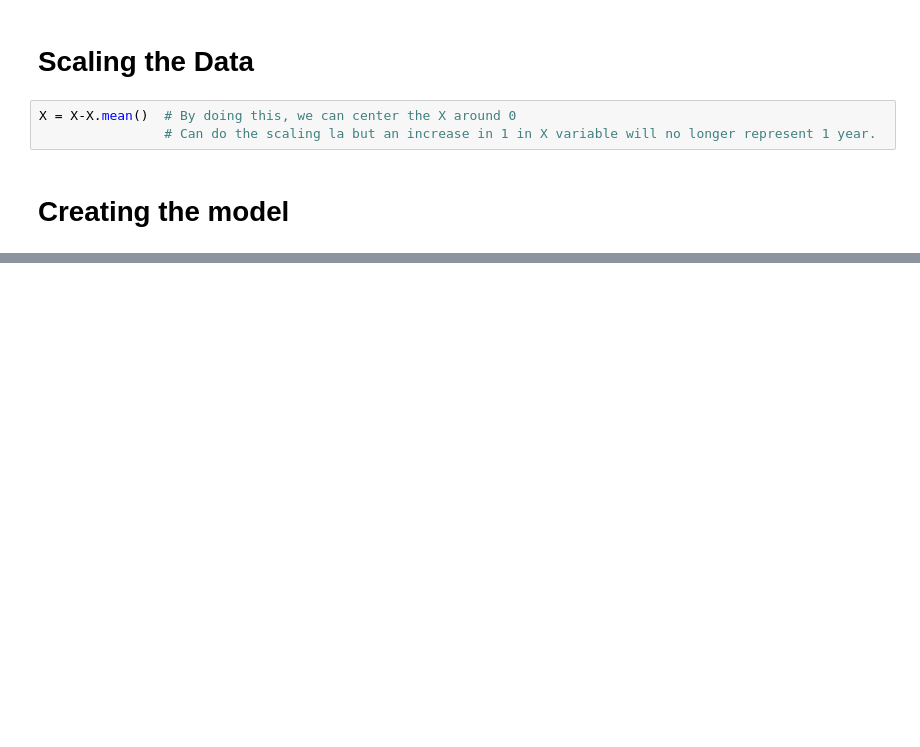
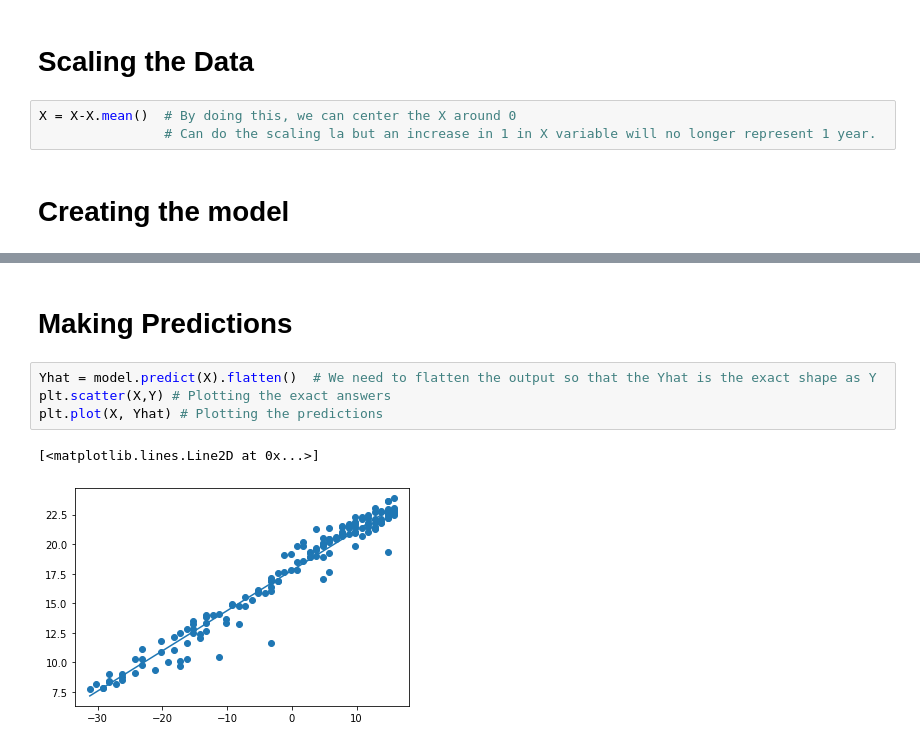
Before and after one commit to tytyty93/LazyProgrammer, a Jupyter notebook: LP_Linear_regression.ipynb, the cells around one changed output, grey strips where cells are left out. Saved outputs shown, nothing was run; the diff lists cells and outputs as text; blank space fills up the shorter version.

```diff
--- a/LP_Linear_regression.ipynb
+++ b/LP_Linear_regression.ipynb
@@ -91,0 +92,9 @@ plt.plot(r.history['loss'], label='loss')
+# %% [markdown]
+# Making Predictions
+# %%
+Yhat = model.predict(X).flatten()  # We need to flatten the output so that the Yhat is the exact shape as Y
+plt.scatter(X,Y) # Plotting the exact answers
+plt.plot(X, Yhat) # Plotting the predictions
+# %% [output]
+[<matplotlib.lines.Line2D at 0x...>]
+[figure, added]
```
Also changed, not shown: parts of 7 cells of this notebook.
